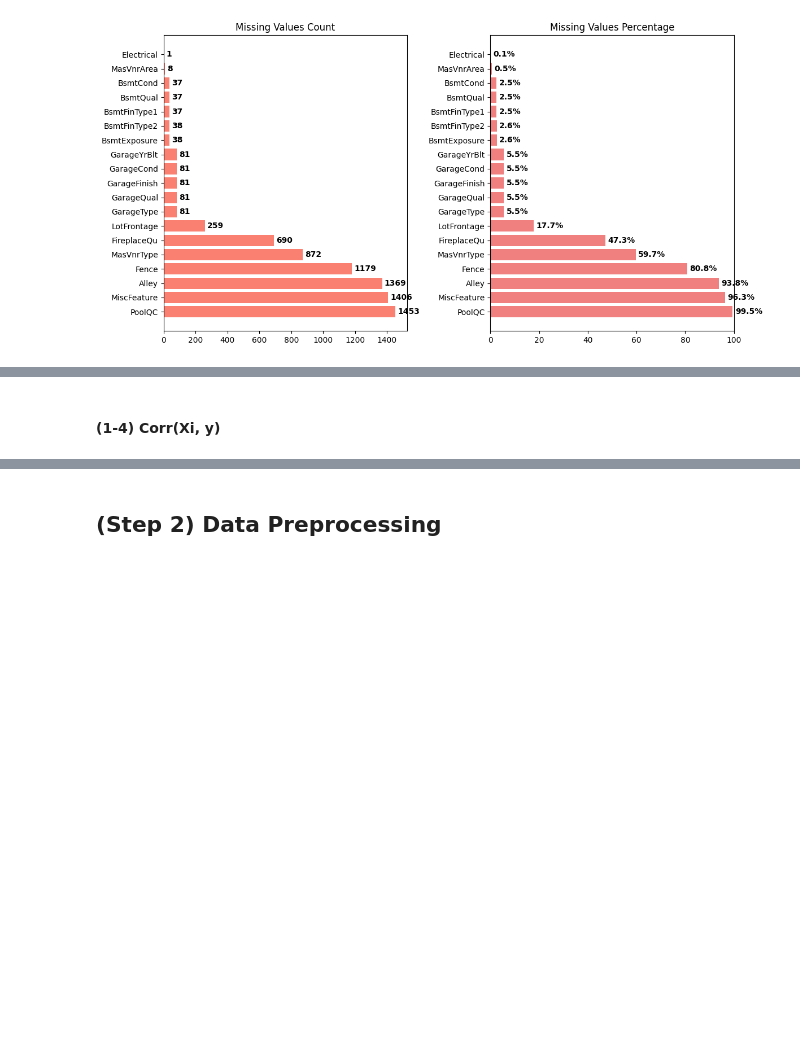
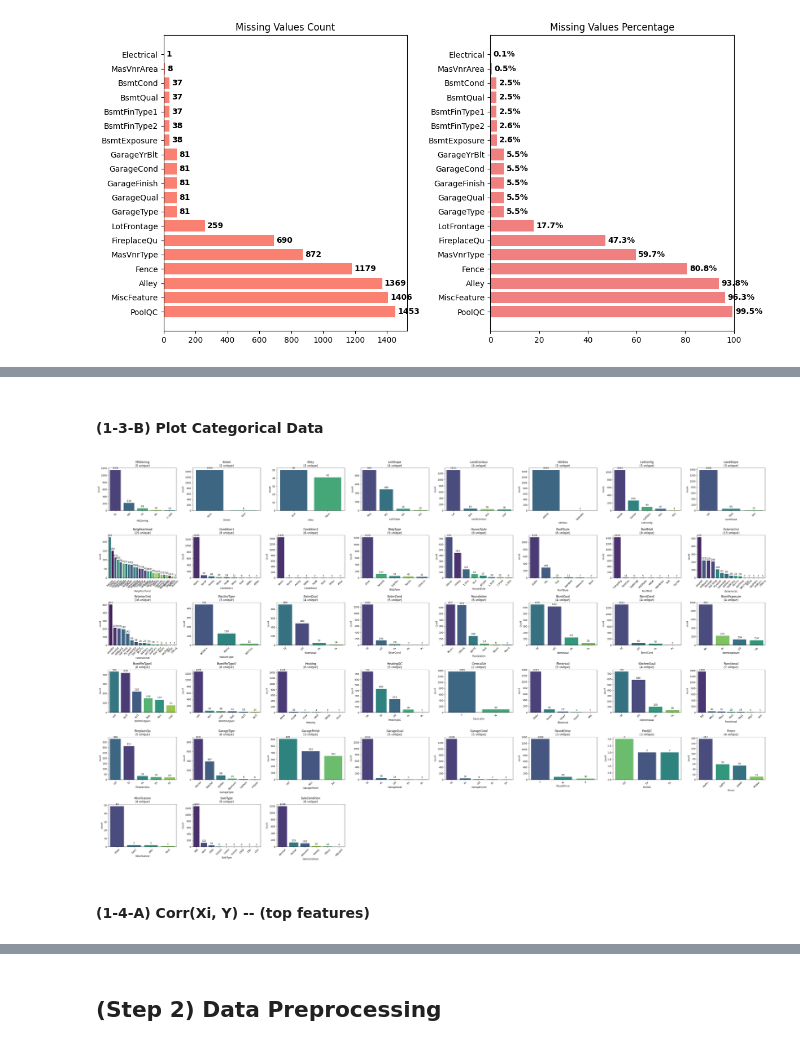
Before and after one commit to Yan4S/DataAnalysis, a Jupyter notebook: House.ipynb, the cells around one changed output, grey strips where cells are left out. Cells and saved outputs as stored; diff of their text form; code cells hidden in the pictures; blank space fills up the shorter version.

```diff
--- a/House.ipynb
+++ b/House.ipynb
@@ -128,2 +174,47 @@ cat_fea = raw_X_train.select_dtypes(exclude=np.number).columns
+# %% [markdown]
+#### (1-3-B) Plot Categorical Data
+# %%
+def plot_categorical_features(X: pd.DataFrame, max_categories: int = 10, ncols: int = 8, col_names: Optional[List[str]] = None):
+    """Plot categorical features using Seaborn"""
+
+    if col_names is None:
+        categorical_cols = X.select_dtypes(include=['object', 'category']).columns.tolist()
+    else:
+        categorical_cols = [col for col in col_names if col in X.columns and X[col].dtype in ['object', 'category']]
+
+    if not categorical_cols:
+        logging.info("No categorical columns found")
+        return
+
+    n_features = len(categorical_cols)
+    nrows = (n_features + ncols - 1) // ncols
+
+    fig, axes = plt.subplots(nrows, ncols, figsize=(ncols * 5, nrows * 4))
+    axes_flat = axes.flatten() if nrows * ncols > 1 else [axes]
+
+    for i, col in enumerate(categorical_cols):
+        if i < len(axes_flat):
+            ax = axes_flat[i]
+            value_counts = X[col].value_counts().head(max_categories)
+
+            # Seaborn countplot
+            sns.countplot(data=X, x=col, ax=ax, order=value_counts.index,hue=col, palette='viridis', legend=False)
+
+            ax.set_title(f'{col}\n({X[col].nunique()} unique)')
+            ax.tick_params(axis='x', rotation=45)
+
+            # Add value labels on bars
+            for container in ax.containers:
+                ax.bar_label(container, fmt='%d', padding=3)
+
+    # Hide empty subplots
+    for i in range(len(categorical_cols), len(axes_flat)):
+        axes_flat[i].set_visible(False)
+
+    plt.tight_layout()
+    plt.show()
+plot_categorical_features(raw_X_train, max_categories=len(cat_feas))
+# %% [output]
+[figure, added]
 # %% [markdown]
-#### (1-4) Corr(Xi, y)
+#### (1-4-A) Corr(Xi, Y) -- (top features)
```
Also changed, not shown: parts of 11 cells of this notebook.
